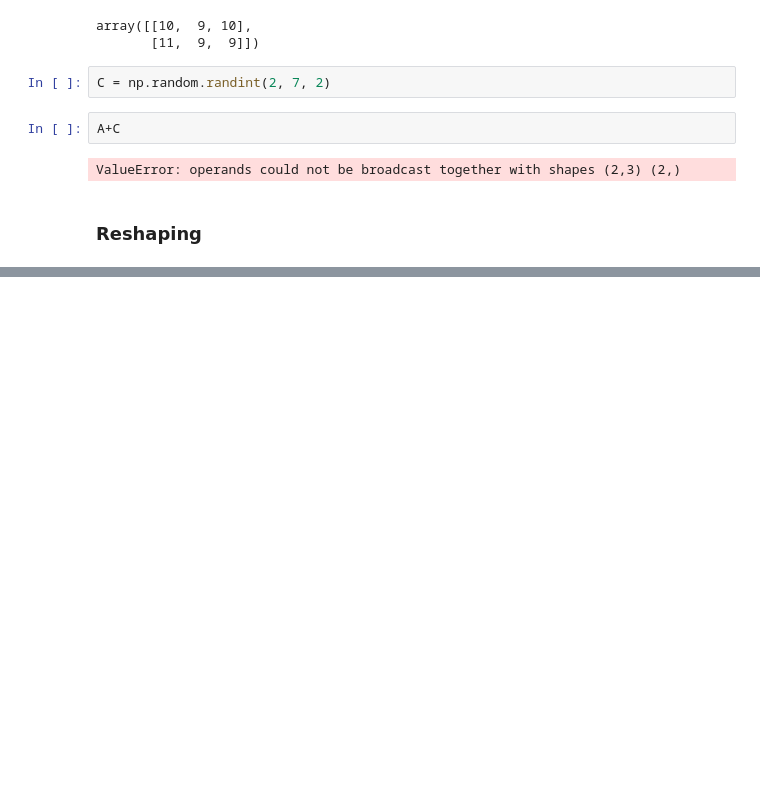
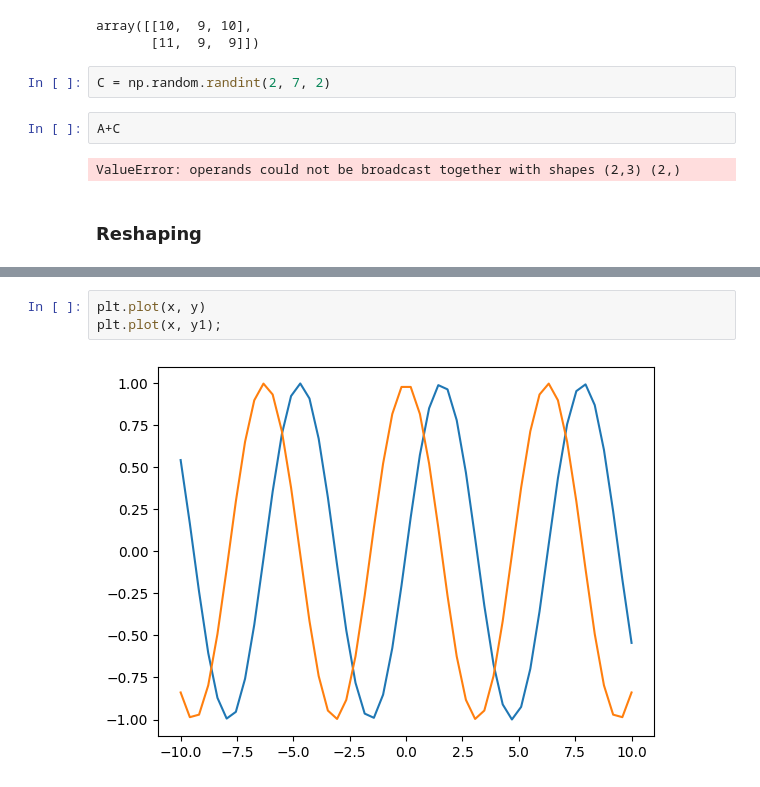
Before and after one commit to OxwardInc/Industrial-Training, a Jupyter notebook: Class/Week 14/boadcasting.ipynb, the cells around one changed output, grey strips where cells are left out. Drawn from its saved outputs; the diff is of its cells as text; blank space fills up the shorter version.

```diff
--- a/Class/Week 14/boadcasting.ipynb
+++ b/Class/Week 14/boadcasting.ipynb
@@ -55,0 +181,5 @@ ValueError: operands could not be broadcast together with shapes (2,3) (2,)
+# %%
+plt.plot(x, y)
+plt.plot(x, y1);
+# %% [output]
+[figure, added]
```
Also changed, not shown: parts of 34 cells of this notebook.
